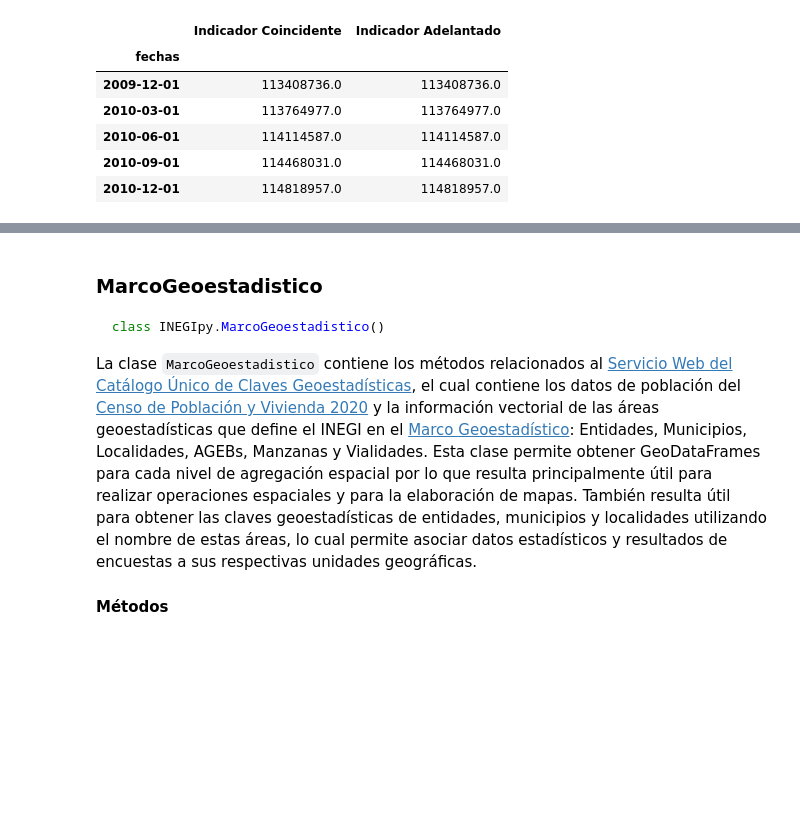
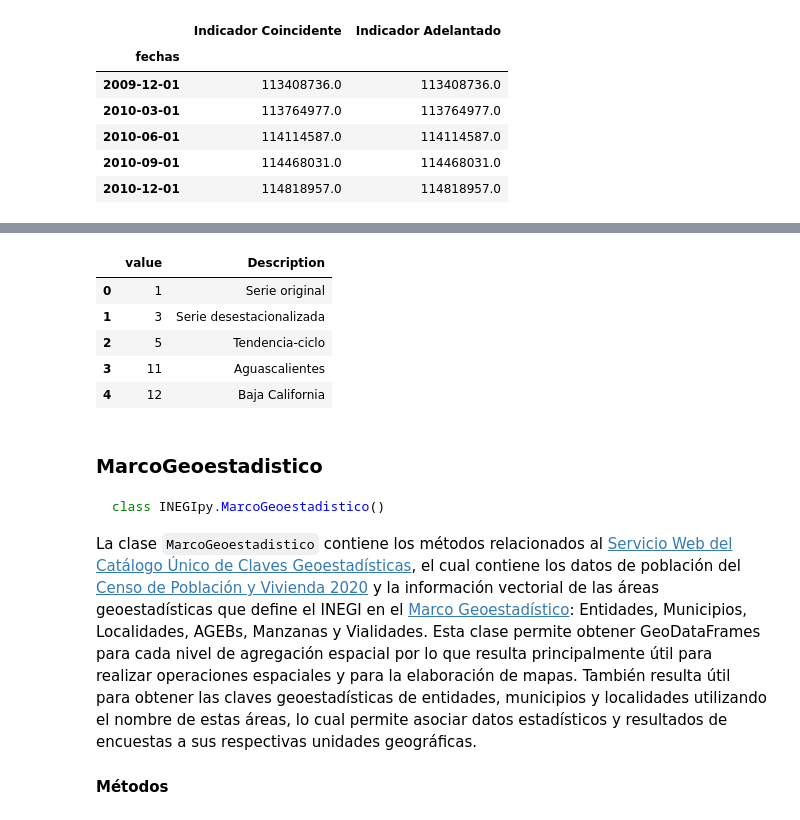
Before and after one commit to andreslomeliv/DatosMex, a Jupyter notebook: INEGIpy/README.ipynb, the cells around one changed output, grey strips where cells are left out. Saved outputs shown, nothing was run; the diff lists cells and outputs as text; code cells hidden in the pictures; blank space fills up the shorter version.

```diff
--- a/INEGIpy/README.ipynb
+++ b/INEGIpy/README.ipynb
@@ -144,3 +201,14 @@ display(df.head())
+# %%
+indicadores = inegi.catalogo_indicadores('BIE')
+
+display(indicadores.head())
+# %% [output]
+|  | value | Description |
+| 0 | 1 | Serie original |
+| 1 | 3 | Serie desestacionalizada |
+| 2 | 5 | Tendencia-ciclo |
+| 3 | 11 | Aguascalientes |
+| 4 | 12 | Baja California |
 # %% [markdown]
 ### MarcoGeoestadistico
 
```
Also changed, not shown: parts of 5 cells of this notebook, 9 other files.
